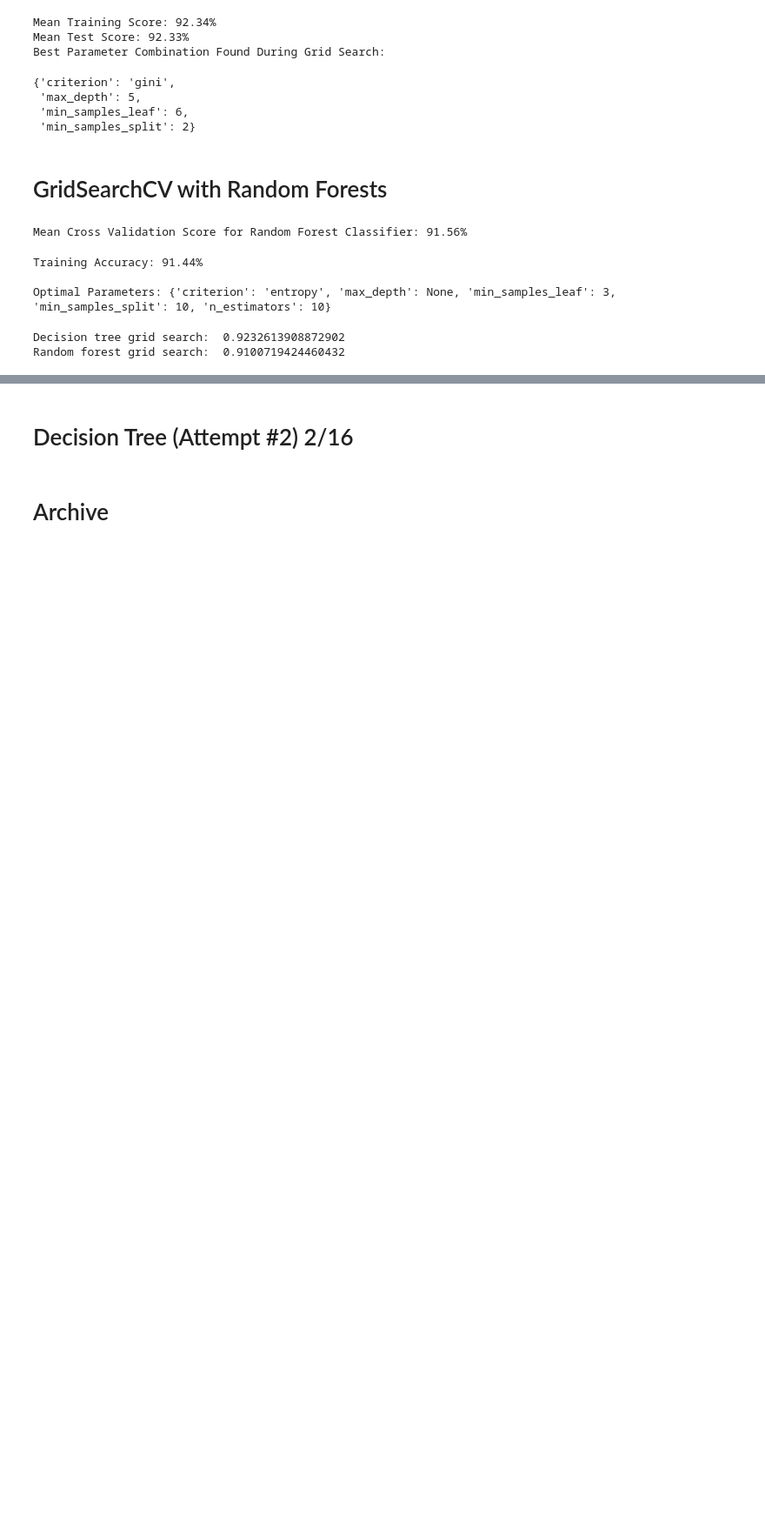
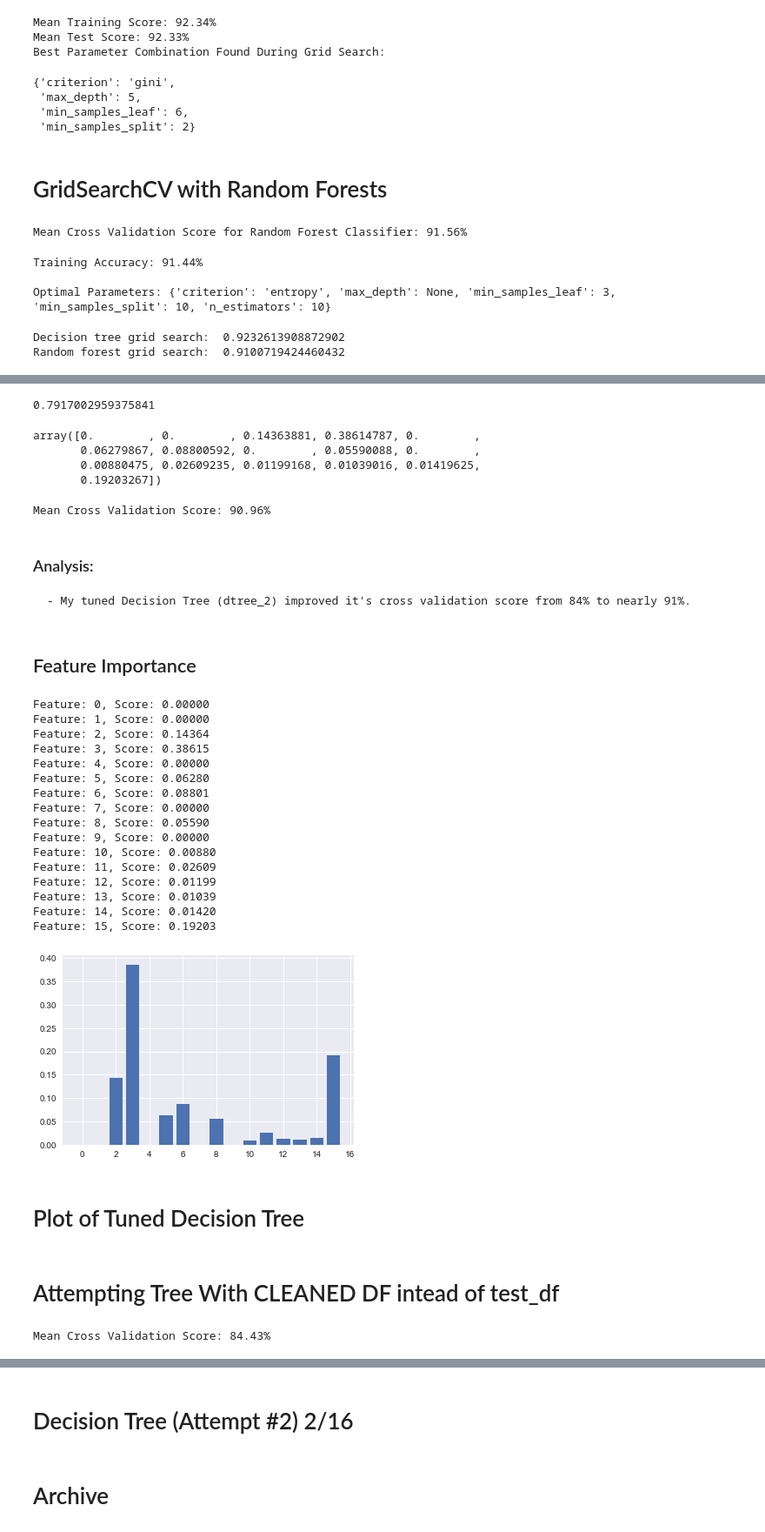
Before and after one commit to jxn628/syriatel-churn-analysis, a Jupyter notebook: student.ipynb, the cells around one changed output, grey strips where cells are left out. Shown: that part at 87% size. Drawn from its saved outputs; the diff is of its cells as text; code cells hidden in the pictures; blank space fills up the shorter version.

Commit message:
new model on cleaned data

```diff
--- a/student.ipynb
+++ b/student.ipynb
@@ -201,9 +201,9 @@ memory usage: 331.9 KB
 # %% [markdown]
 # Attempting Cross Val score and grid search
 # %%
-dt_clf = DecisionTreeClassifier()
+dtree_1 = DecisionTreeClassifier()
 
-dt_cv_score = cross_val_score(dt_clf, X_train, y_train, cv=3)
+dt_cv_score = cross_val_score(dtree_1, X_train, y_train, cv=3)
 mean_dt_cv_score = np.mean(dt_cv_score)
 
 print(f"Mean Cross Validation Score: {mean_dt_cv_score :.2%}")
@@ -222,7 +226,7 @@ dt_param_grid = {
 }
 # %%
 # Instantiate GridSearchCV
-dt_grid_search = GridSearchCV(dt_clf, dt_param_grid, cv=3, return_train_score=True)
+dt_grid_search = GridSearchCV(dtree_1, dt_param_grid, cv=3, return_train_score=True)
 
 # Fit to the data
 dt_grid_search.fit(X_train, y_train)
@@ -291,0 +298,62 @@ Random forest grid search:  0.9100719424460432
+# %%
+dtree_2 = DecisionTreeClassifier(criterion='gini',
+                           max_depth=5,
+                           min_samples_split=2,
+                            min_samples_leaf=6,
+                            random_state=23)
+dtree_2.fit(X_train, y_train)
+y_pred = dt.predict(X_test)
+false_positive_rate, true_positive_rate, thresholds = roc_curve(y_test, y_pred)
+roc_auc = auc(false_positive_rate, true_positive_rate)
+roc_auc
+# %% [output]
+0.7917002959375841
+# %%
+dtree_2.feature_importances_
+# %% [output]
+array([0.        , 0.        , 0.14363881, 0.38614787, 0.        ,
+       0.06279867, 0.08800592, 0.        , 0.05590088, 0.        ,
+       0.00880475, 0.02609235, 0.01199168, 0.01039016, 0.01419625,
+       0.19203267])
+# %%
+dt_cv_score = cross_val_score(dtree_2, X_train, y_train, cv=3)
+mean_dt_cv_score = np.mean(dt_cv_score)
+
+print(f"Mean Cross Validation Score: {mean_dt_cv_score :.2%}")
+# %% [output]
+Mean Cross Validation Score: 90.96%
+# %% [markdown]
+### Analysis:
+    - My tuned Decision Tree (dtree_2) improved it's cross validation score from 84% to nearly 91%.
+# %% [markdown]
+## Feature Importance
+# %%
+importance = dtree_2.feature_importances_
+
+for i,v in enumerate(importance):
+	print('Feature: %0d, Score: %.5f' % (i,v))
+# plot feature importance
+plt.bar([x for x in range(len(importance))], importance)
+plt.show()
+# %% [output]
+Feature: 0, Score: 0.00000
+Feature: 1, Score: 0.00000
+Feature: 2, Score: 0.14364
+Feature: 3, Score: 0.38615
+Feature: 4, Score: 0.00000
+Feature: 5, Score: 0.06280
+Feature: 6, Score: 0.08801
+Feature: 7, Score: 0.00000
+Feature: 8, Score: 0.05590
+Feature: 9, Score: 0.00000
+Feature: 10, Score: 0.00880
+Feature: 11, Score: 0.02609
+Feature: 12, Score: 0.01199
+Feature: 13, Score: 0.01039
+Feature: 14, Score: 0.01420
+Feature: 15, Score: 0.19203
+[figure, added]
+# %% [markdown]
+# Plot of Tuned Decision Tree
+# %% [markdown]
+# Attempting Tree With CLEANED DF intead of test_df
@@ -291,0 +366,9 @@ Random forest grid search:  0.9100719424460432
+# %%
+cleantree_1 = DecisionTreeClassifier()
+
+dt_cv_score = cross_val_score(cleantree_1, X_train, y_train, cv=3)
+mean_dt_cv_score = np.mean(dt_cv_score)
+
+print(f"Mean Cross Validation Score: {mean_dt_cv_score :.2%}")
+# %% [output]
+Mean Cross Validation Score: 84.43%
```
Also changed, not shown: parts of 11 cells of this notebook.
